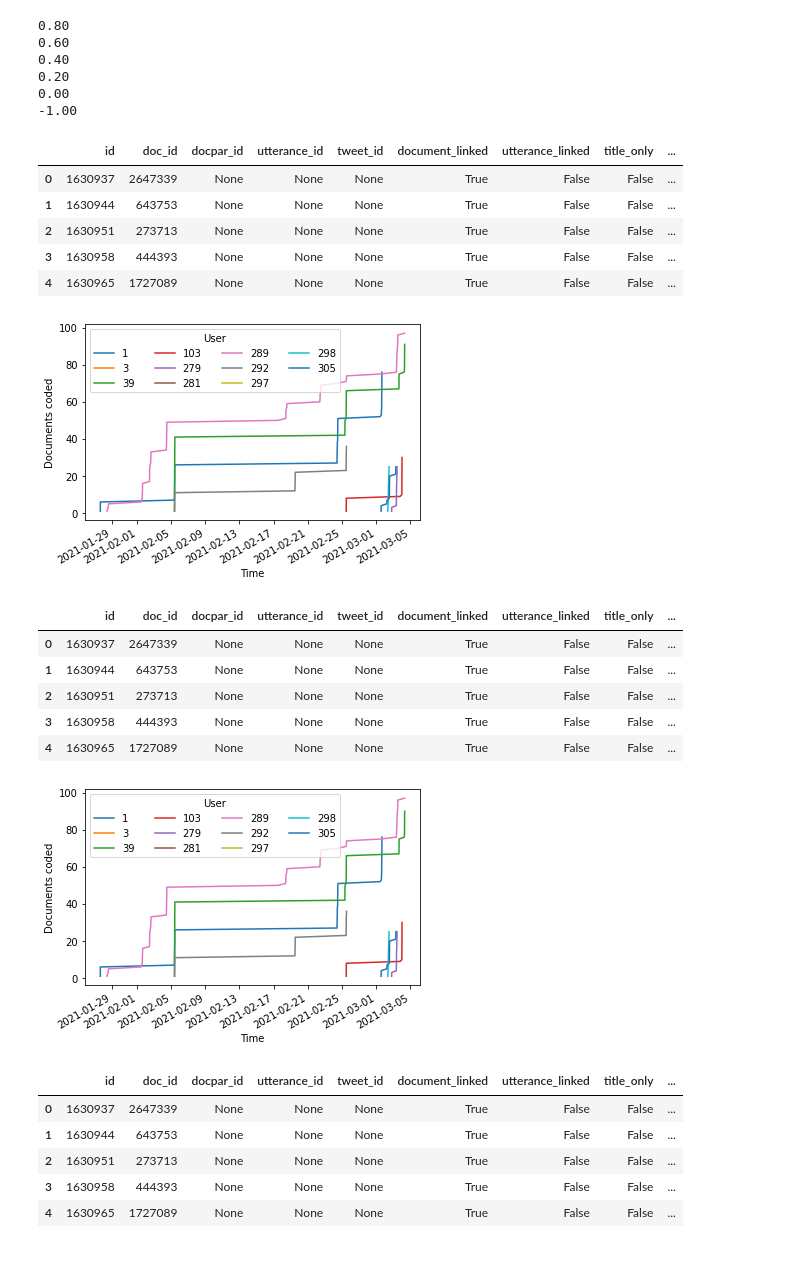
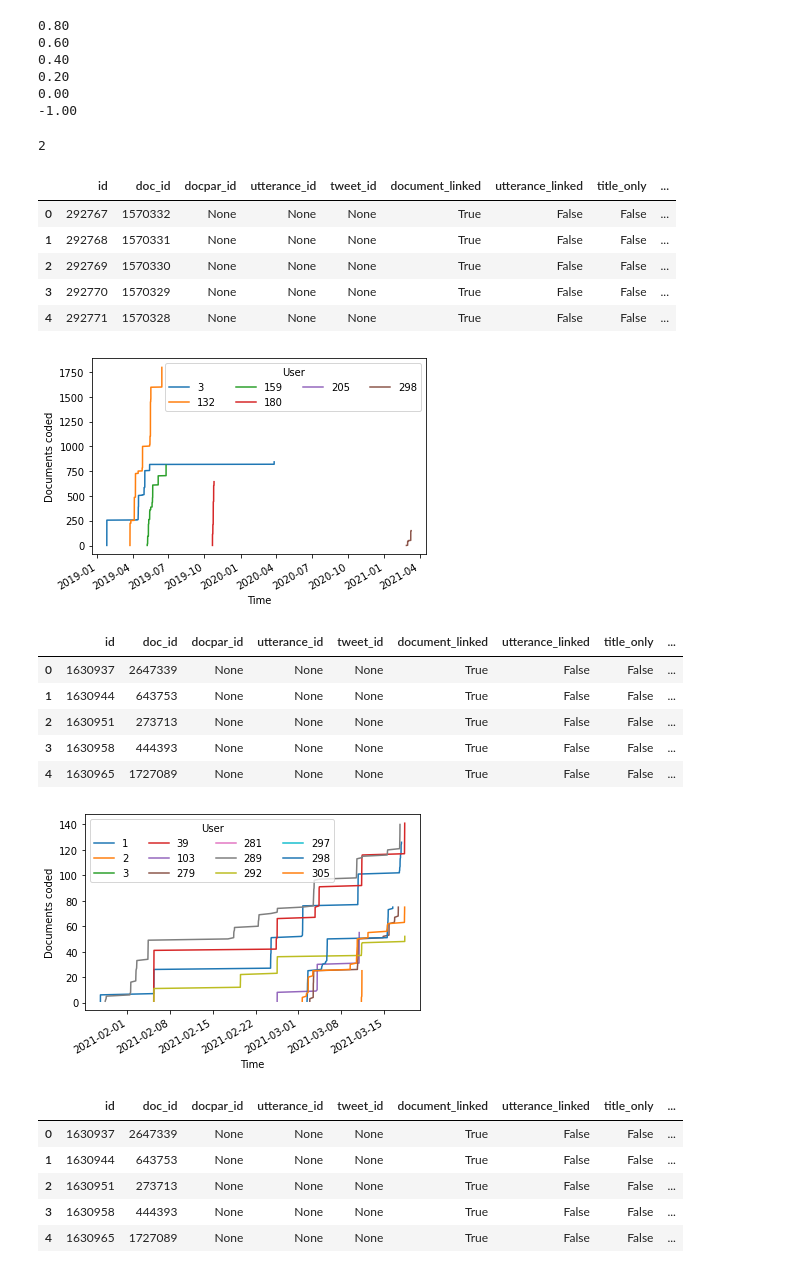
Before and after one commit to mcc-apsis/climate-policy-instruments, a Jupyter notebook: compare_ratings.ipynb, the cells around one changed output. Saved outputs shown, nothing was run; the diff lists cells and outputs as text; code cells hidden in the pictures.

```diff
--- a/compare_ratings.ipynb
+++ b/compare_ratings.ipynb
@@ -162,7 +162,7 @@ df.head()
 # %%
 django.db.connection.close()
 
-tag = Tag.objects.get(pk=6038)
+tag = Tag.objects.get(pk=6076)
 print(tag.title)
 
 dos = DocOwnership.objects.filter(tag=tag, relevant__gt=0)
@@ -190,7 +190,8 @@ df = pd.DataFrame.from_dict(
         'category__name',
         'category__level',
         'user__username',
-        'countries__name'
+        'countries__name',
+        'texts__name'
     )
 )
 df = df[
@@ -201,6 +202,7 @@ df['category__level'] = df['category__level'].astype(str)
 df['cat'] = df[['category__level','category__name','user__username']].apply(lambda x: ' - '.join(x), axis=1)
 df['val'] = 1
 df.loc[~pd.isna(df['countries__name']),'val'] = df.loc[~pd.isna(df['countries__name']),'countries__name']
+df.loc[~pd.isna(df['texts__name']),'val'] = df.loc[~pd.isna(df['texts__name']),'texts__name']
 
 df['Category Name'] = df[['category__level','category__name']].apply(lambda x: ' - '.join(x), axis=1)
 
@@ -385,35 +402,40 @@ writer.save()
 0.20
 0.00
 -1.00
+# %%
+Category.objects.filter(pk__in=[1771,1772]).update(parent_category=Category.objects.get(pk=1776))
+# %% [output]
+2
 # %%
 django.db.connection.close()
 tags = Tag.objects.filter(query=tag.query)
+tags = Tag.objects.filter(query__project=127)
 df = pd.DataFrame.from_dict(DocOwnership.objects.filter(tag__in=tags).order_by('finish').values())
 df['coded'] = np.where(df['relevant']>0,1,0)
 
 fig, ax = plt.subplots()
 
 for name, group in df.groupby('user_id'):
     group = group[~pd.isna(group['finish'])].sort_values('finish').set_index('finish')
     group['cumsum'] = group['coded'].cumsum()
     group['cumsum'].plot(label=name)
     #ax.plot(group.sort_values('finish')['finish'], group.sort_values('finish')['coded'].cumsum())
 
 df.head()
 
 l = ax.legend(ncol=4)
 l.set_title('User')
 ax.set_xlabel('Time')
 ax.set_ylabel('Documents coded')
 df.head()
 # %% [output]
 |  | id | doc_id | docpar_id | utterance_id | tweet_id | document_linked | utterance_linked | title_only | ... |
-| 0 | 1630937 | 2647339 | None | None | None | True | False | False | ... |
-| 1 | 1630944 | 643753 | None | None | None | True | False | False | ... |
-| 2 | 1630951 | 273713 | None | None | None | True | False | False | ... |
-| 3 | 1630958 | 444393 | None | None | None | True | False | False | ... |
-| 4 | 1630965 | 1727089 | None | None | None | True | False | False | ... |
+| 0 | 292767 | 1570332 | None | None | None | True | False | False | ... |
+| 1 | 292768 | 1570331 | None | None | None | True | False | False | ... |
+| 2 | 292769 | 1570330 | None | None | None | True | False | False | ... |
+| 3 | 292770 | 1570329 | None | None | None | True | False | False | ... |
+| 4 | 292771 | 1570328 | None | None | None | True | False | False | ... |
-[figure, old version]
+[figure, new version]
 # %%
 django.db.connection.close()
 tags = Tag.objects.filter(query=tag.query)
@@ -442,7 +464,7 @@ df.head()
 | 2 | 1630951 | 273713 | None | None | None | True | False | False | ... |
 | 3 | 1630958 | 444393 | None | None | None | True | False | False | ... |
 | 4 | 1630965 | 1727089 | None | None | None | True | False | False | ... |
-[figure, old version]
+[figure, new version]
 # %%
 df.head()
 # %% [output]
```
Also changed, not shown: parts of 9 cells of this notebook, 3 other files.
